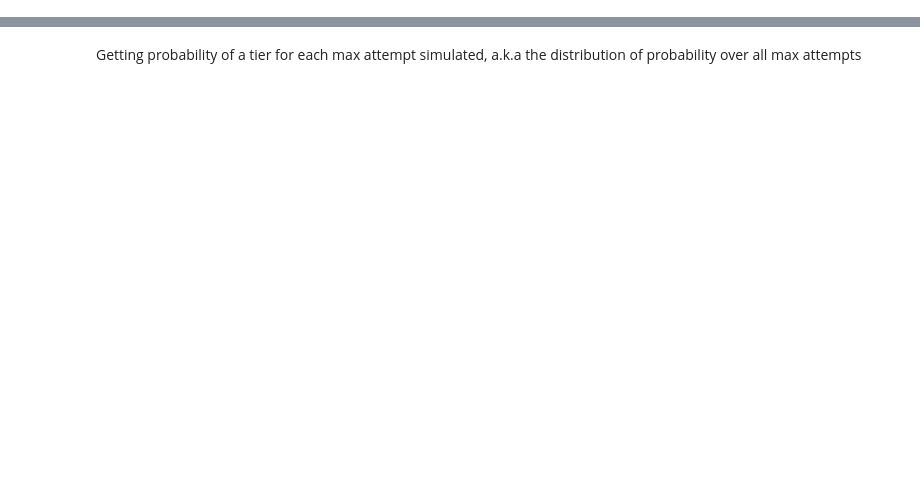
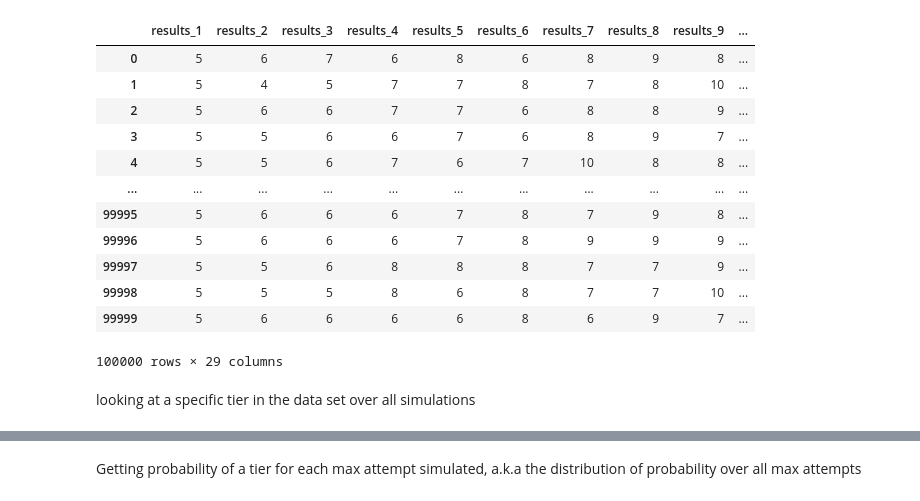
Before and after one commit to terpyPy/D4-Monte-Carlo, a Jupyter notebook: sim_results_nb.ipynb, the cells around one changed output, grey strips where cells are left out. Drawn from its saved outputs; the diff is of its cells as text; code cells hidden in the pictures; blank space fills up the shorter version.

```diff
--- a/sim_results_nb.ipynb
+++ b/sim_results_nb.ipynb
@@ -39 +10,3 @@ pkl_files
+# %%
+pkl_test_dir = pydf.PklManager('run_2', pattern='results_*.pkl')
 # %%
@@ -88,0 +37,17 @@ results_df
+# %%
+test_df = pkl_test_dir.as_df()
+test_df
+# %% [output]
+|  | results_1 | results_2 | results_3 | results_4 | results_5 | results_6 | results_7 | results_8 | results_9 | ... |
+| 0 | 5 | 6 | 7 | 6 | 8 | 6 | 8 | 9 | 8 | ... |
+| 1 | 5 | 4 | 5 | 7 | 7 | 8 | 7 | 8 | 10 | ... |
+| 2 | 5 | 6 | 6 | 7 | 7 | 6 | 8 | 8 | 9 | ... |
+| 3 | 5 | 5 | 6 | 6 | 7 | 6 | 8 | 9 | 7 | ... |
+| 4 | 5 | 5 | 6 | 7 | 6 | 7 | 10 | 8 | 8 | ... |
+| ... | ... | ... | ... | ... | ... | ... | ... | ... | ... | ... |
+| 99995 | 5 | 6 | 6 | 6 | 7 | 8 | 7 | 9 | 8 | ... |
+| 99996 | 5 | 6 | 6 | 6 | 7 | 8 | 9 | 9 | 9 | ... |
+| 99997 | 5 | 5 | 6 | 8 | 8 | 8 | 7 | 7 | 9 | ... |
+| 99998 | 5 | 5 | 5 | 8 | 6 | 8 | 7 | 7 | 10 | ... |
+| 99999 | 5 | 6 | 6 | 6 | 6 | 8 | 6 | 9 | 7 | ... |
+100000 rows × 29 columns
@@ -88,0 +57,2 @@ results_df
+# %% [markdown]
+looking at a specific tier in the data set over all simulations
```
Also changed, not shown: parts of 20 cells of this notebook, 1 other file.
